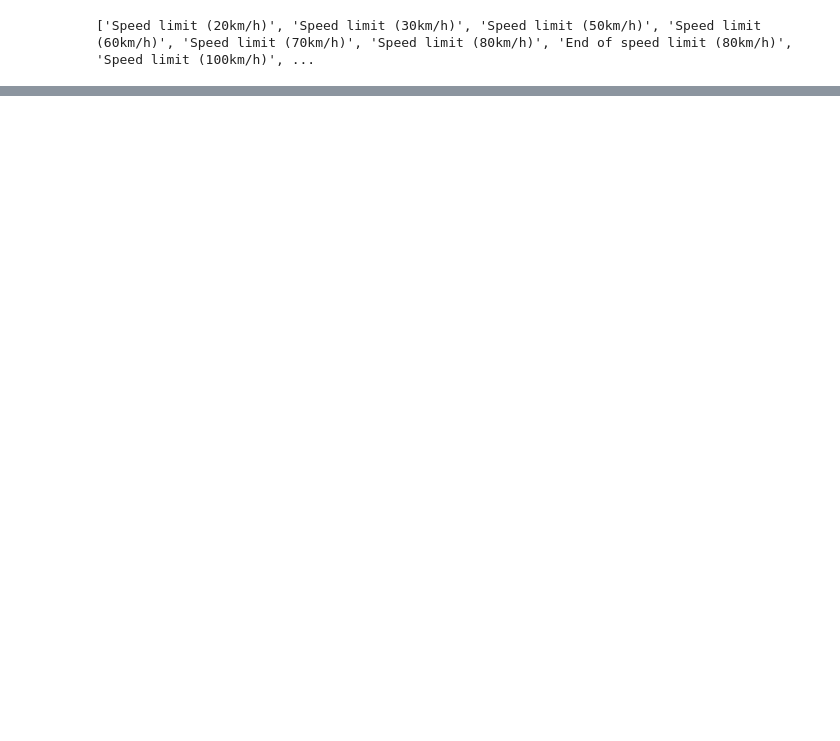
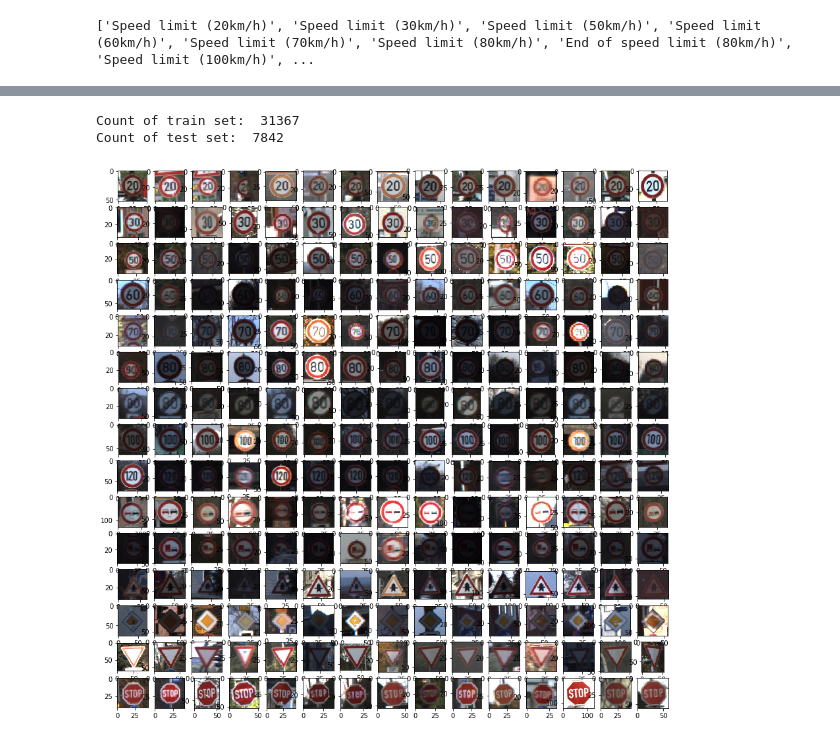
Before and after one commit to tempflip/Traffic_Sign_Classifier_Workshop, a Jupyter notebook: project.ipynb, the cells around one changed output, grey strips where cells are left out. Saved outputs shown, nothing was run; the diff lists cells and outputs as text; code cells hidden in the pictures; blank space fills up the shorter version.

```diff
--- a/project.ipynb
+++ b/project.ipynb
@@ -51,0 +60,24 @@ Road work
+# %%
+from math import *
+TEST_PROP = 0.2
+
+train_set = df.iloc[0: floor(len(df)*(1-TEST_PROP))]
+test_set = df.iloc[floor(len(df) * (1-TEST_PROP)):]
+
+print ('Count of train set: ', len(train_set))
+print ('Count of test set: ', len(test_set))
+# %% [output]
+Count of train set:  31367
+Count of test set:  7842
+# %%
+n = 15
+c = 15
+plt.figure(figsize=(15,15))
+#for i in range(len(label_names)):
+for i in range(n):
+    selected = train_set.loc[train_set['ClassId'] == i]
+    for j in range(c):
+        plt.subplot(n, c, (i*c) + j+1 )
+        plt.imshow(misc.imread(selected.iloc[j]['Path'] + selected.iloc[j]['Filename']))
+# %% [output]
+[figure, added]
```
Also changed, not shown: parts of 2 cells of this notebook.
